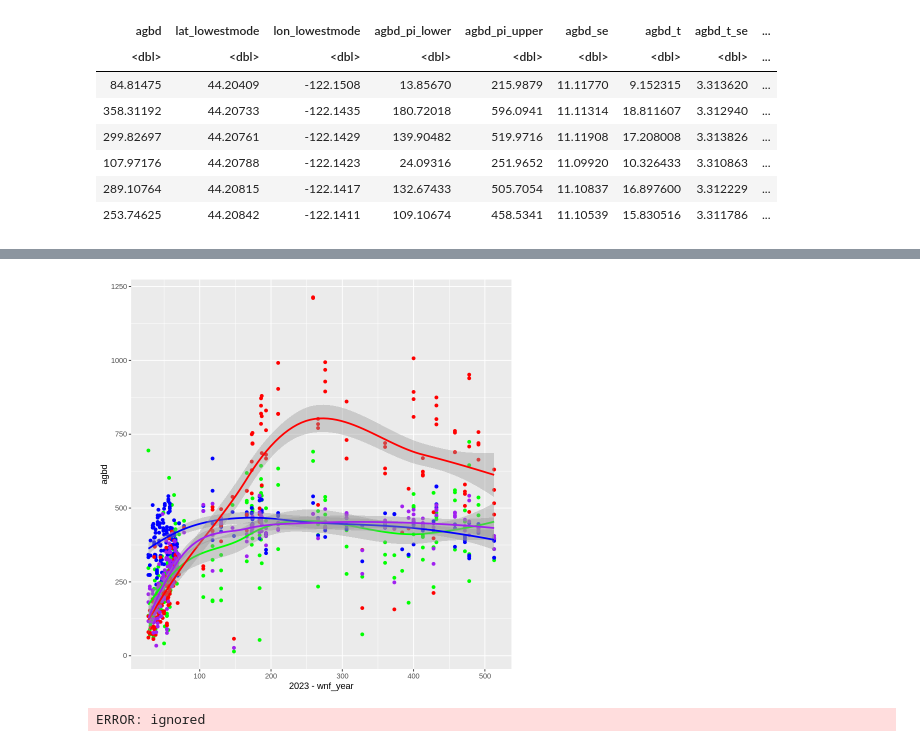
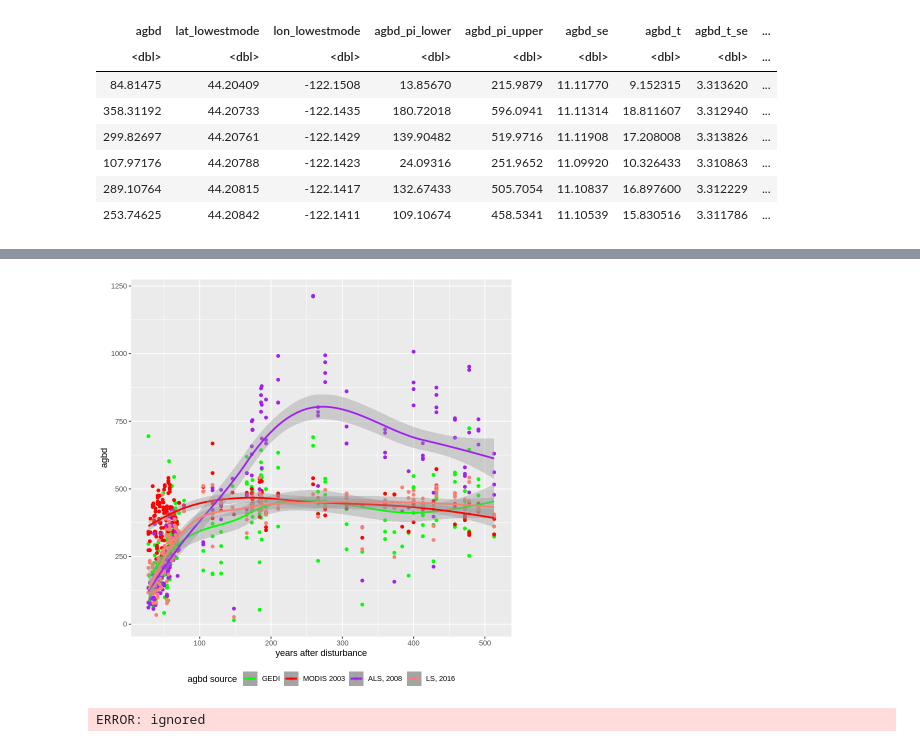
Before and after one commit to seismosmsr/machine_learning, a Jupyter notebook: gedi_analysis_HJA_8_31_2023.ipynb, the cells around one changed output, grey strips where cells are left out. Drawn from its saved outputs; the diff is of its cells as text; code cells hidden in the pictures.

```diff
--- a/gedi_analysis_HJA_8_31_2023.ipynb
+++ b/gedi_analysis_HJA_8_31_2023.ipynb
@@ -492,14 +492,24 @@ A data.table: 6 × 58
 | 253.74625 | 44.20842 | -122.1411 | 109.10674 | 458.5341 | 11.10539 | 15.830516 | 3.311786 | ... |
 # %%
 summary_dt[!is.na(mean_2008) &!is.na(agbd) & wnf_year >1500  ,][,list(agbd = mean(agbd,na.rm=T),mean_2003 = mean(mean_2003,na.rm=T),mean_2008 = mean(mean_2008,na.rm=T),mean_2016 = mean(mean_2016,na.rm=T)),by=.(wnf_year,year)] %>%
-  ggplot(aes(x=2023-wnf_year,y=agbd))+
-  geom_point(color='green') +
-  geom_point(aes(y=mean_2003),method='lm',color='blue') +
-  geom_point(aes(y=mean_2008),method='lm',color='red') +
-  geom_point(aes(y=mean_2016),method='lm',color='purple')+
+  ggplot(aes(x=2023-wnf_year,y=agbd,color='GEDI' %>% factor(levels = c('GEDI','ALS, 2008','MODIS 2003','LS, 2016'))))+
+  geom_point( ) +
+  geom_point(aes(y=mean_2003,color='MODIS 2003' %>% factor(levels = c('GEDI','ALS, 2008','MODIS 2003','LS, 2016'))) ) +
+  geom_point(aes(y=mean_2008,color='ALS, 2008' %>% factor(levels = c('GEDI','ALS, 2008','MODIS 2003','LS, 2016')))  ) +
+  geom_point(aes(y=mean_2016,color='LS, 2016' %>% factor(levels = c('GEDI','ALS, 2008','MODIS 2003','LS, 2016')))  )+
   # geom_abline(color='red') +
-  geom_smooth(color='green') +
-  geom_smooth(aes(y=mean_2003),color='blue') +
-  geom_smooth(aes(y=mean_2008),color='red') +
-  geom_smooth(aes(y=mean_2016),color='purple')
+  geom_smooth( ) +
+  geom_smooth(aes(y=mean_2003,color='MODIS 2003' %>% factor(levels = c('GEDI','ALS, 2008','MODIS 2003','LS, 2016'))) ) +
+  geom_smooth(aes(y=mean_2008,color='ALS, 2008' %>% factor(levels = c('GEDI','ALS, 2008','MODIS 2003','LS, 2016'))) ) +
+  geom_smooth(aes(y=mean_2016,color='LS, 2016' %>% factor(levels = c('GEDI','ALS, 2008','MODIS 2003','LS, 2016'))) ) +
+  # Hide the annotations
+  # Manually add custom legend
+  xlab('years after disturbance')+
+  scale_color_manual(
+    values = c('GEDI' = 'green', 'MODIS 2003' = 'red', 'ALS, 2008' = 'purple', 'LS, 2016' = 'salmon'),
+    name = 'agbd source',  # Changing the name of the legend here
+    breaks = c('GEDI','MODIS 2003','ALS, 2008','LS, 2016'),
+    labels = c('GEDI', 'MODIS 2003', 'ALS, 2008','LS, 2016'),
+    position = 'bottom') +
+  theme(legend.position = 'bottom')
 # %% [output]
@@ -512,8 +516,8 @@ Warning message in geom_point(aes(y = mean_2016), method = "lm", color = "purple
 `geom_smooth()` using method = 'loess' and formula = 'y ~ x'
 `geom_smooth()` using method = 'loess' and formula = 'y ~ x'
 `geom_smooth()` using method = 'loess' and formula = 'y ~ x'
 `geom_smooth()` using method = 'loess' and formula = 'y ~ x'
-[figure, old version]
+[figure, new version]
 # %%
 year_off <- 1
 
```
Also changed, not shown: parts of 1 cell of this notebook.
